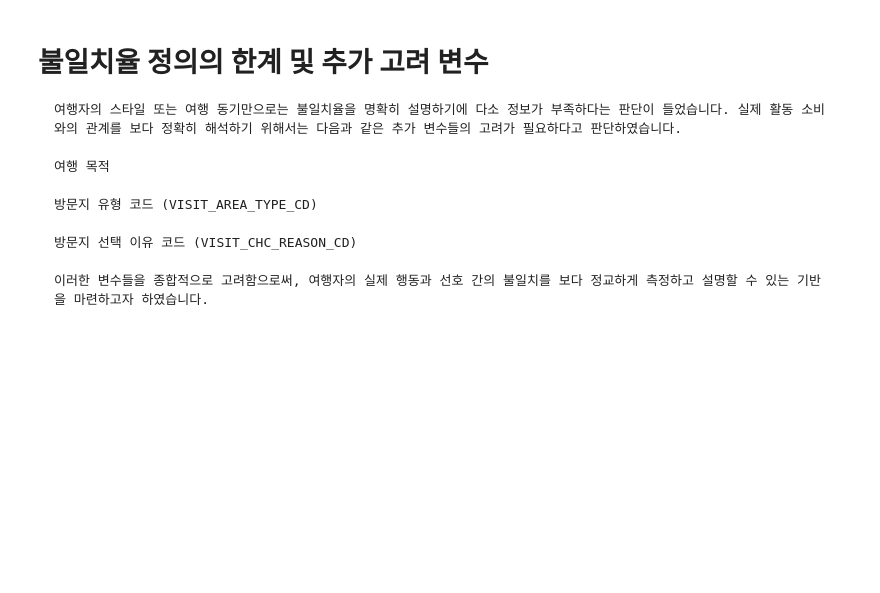
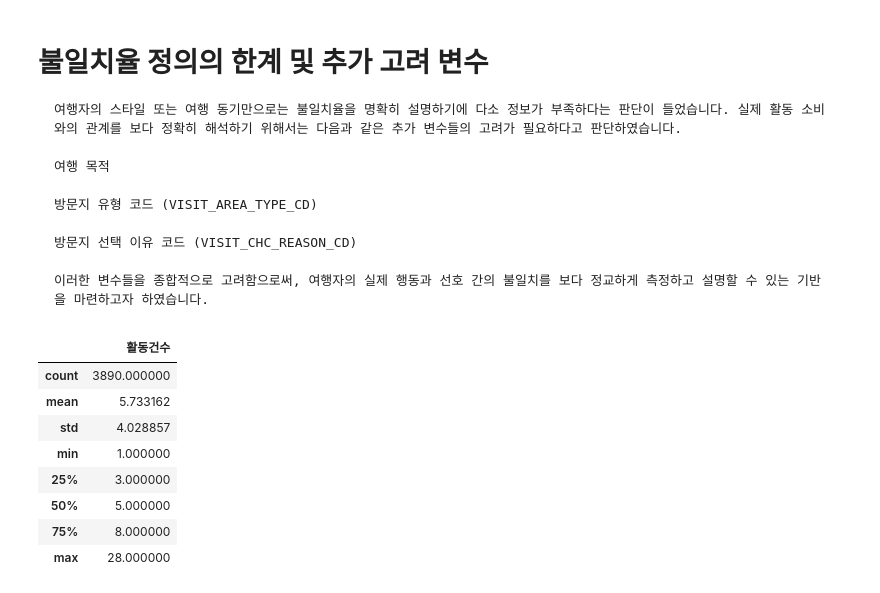
Before and after one commit to ssoom98/where2go, a Jupyter notebook: choi/preprocessing/가설검증전처리.ipynb, the cells around one changed output. Cells and saved outputs as stored; diff of their text form; code cells hidden in the pictures; blank space fills up the shorter version.

````diff
--- a/choi/preprocessing/가설검증전처리.ipynb
+++ b/choi/preprocessing/가설검증전처리.ipynb
@@ -185,3 +198,17 @@ Name: 여행동기_1, dtype: int64
 
 이러한 변수들을 종합적으로 고려함으로써, 여행자의 실제 행동과 선호 간의 불일치를 보다 정교하게 측정하고 설명할 수 있는 기반을 마련하고자 하였습니다.
 ```
+# %%
+activity_count_by_travel = cons_his_df.groupby('여행ID')['활동유형코드'].count().reset_index()
+activity_count_by_travel.columns = ['여행ID', '활동건수']
+activity_count_by_travel.describe()
+# %% [output]
+|  | 활동건수 |
+| count | 3890.000000 |
+| mean | 5.733162 |
+| std | 4.028857 |
+| min | 1.000000 |
+| 25% | 3.000000 |
+| 50% | 5.000000 |
+| 75% | 8.000000 |
+| max | 28.000000 |
````
Also changed, not shown: parts of 4 cells of this notebook, 1 other file.
